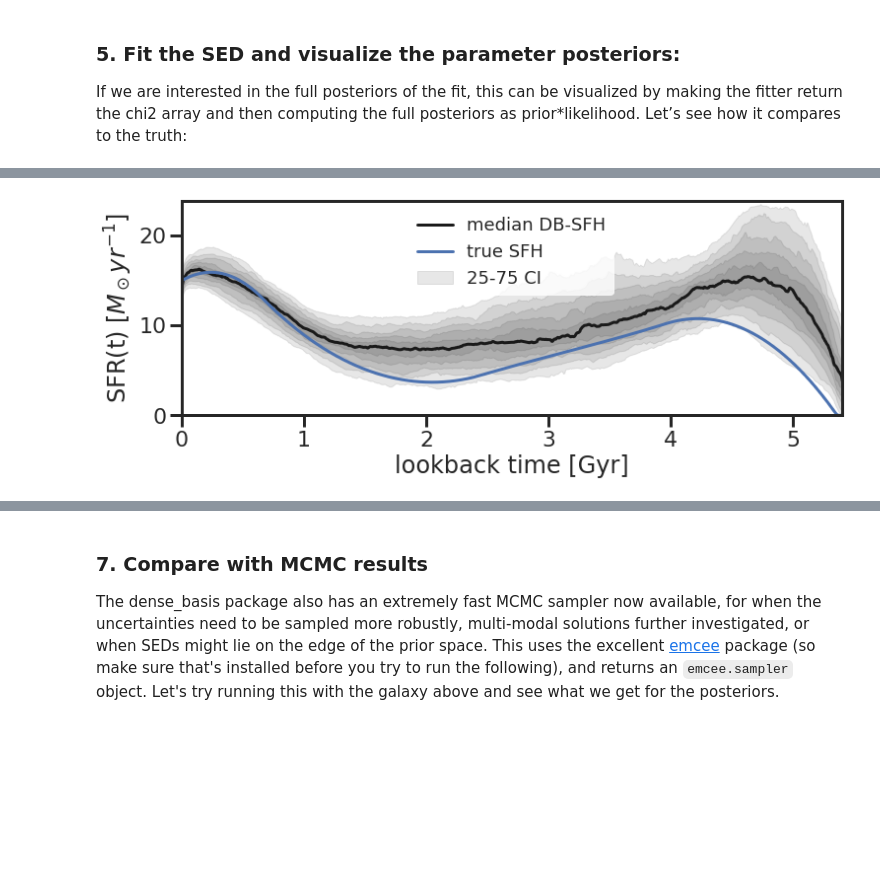
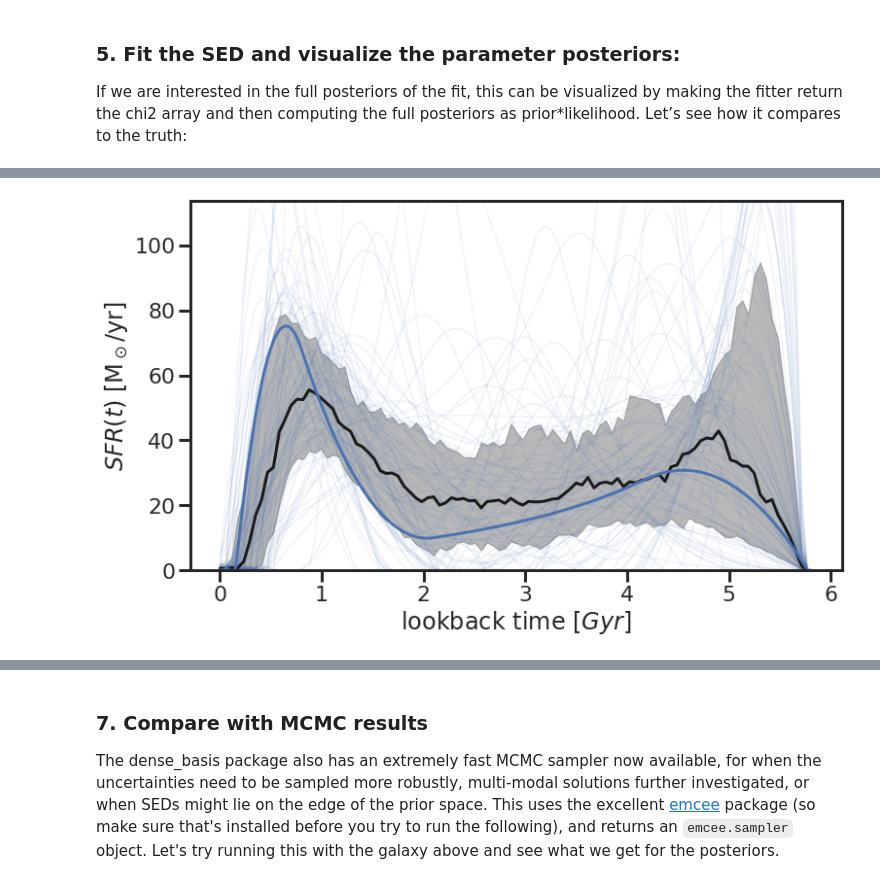
Before and after one commit to kartheikiyer/dense_basis, a Jupyter notebook: docs/tutorials/getting_started.ipynb, the cells around one changed output, grey strips where cells are left out. Cells and saved outputs as stored; diff of their text form; code cells hidden in the pictures; blank space fills up the shorter version.

```diff
--- a/docs/tutorials/getting_started.ipynb
+++ b/docs/tutorials/getting_started.ipynb
@@ -112,7 +129,13 @@ db.plot_posteriors(chi2_array, norm_fac, obs_sed, atlas,truths=sed_truths)
 
 Finally, we can also plot the posterior SFH and see how it compares to the true SFH:
+# %%
+sedfit.plot_posterior_SFH(sedfit.z[0])
+plt.plot(np.amax(sfh_truths[0]) - sfh_truths[0],sfh_truths[1],lw=3)
+plt.show()
+# %% [output]
+[figure, added]
 # %%
-db.plot_SFH_posterior(chi2_array, norm_fac, obs_sed, atlas,
-                         truths = sfh_truths, sfh_threshold = 0.7)
+# deprecated code - use if you're using v.0.1.5 or older
+
+# db.plot_SFH_posterior(chi2_array, norm_fac, obs_sed, atlas,
+#                          truths = sfh_truths, sfh_threshold = 0.7)
-# %% [output]
-[figure, removed]
```
Also changed, not shown: parts of 13 cells of this notebook, 8 other files.
